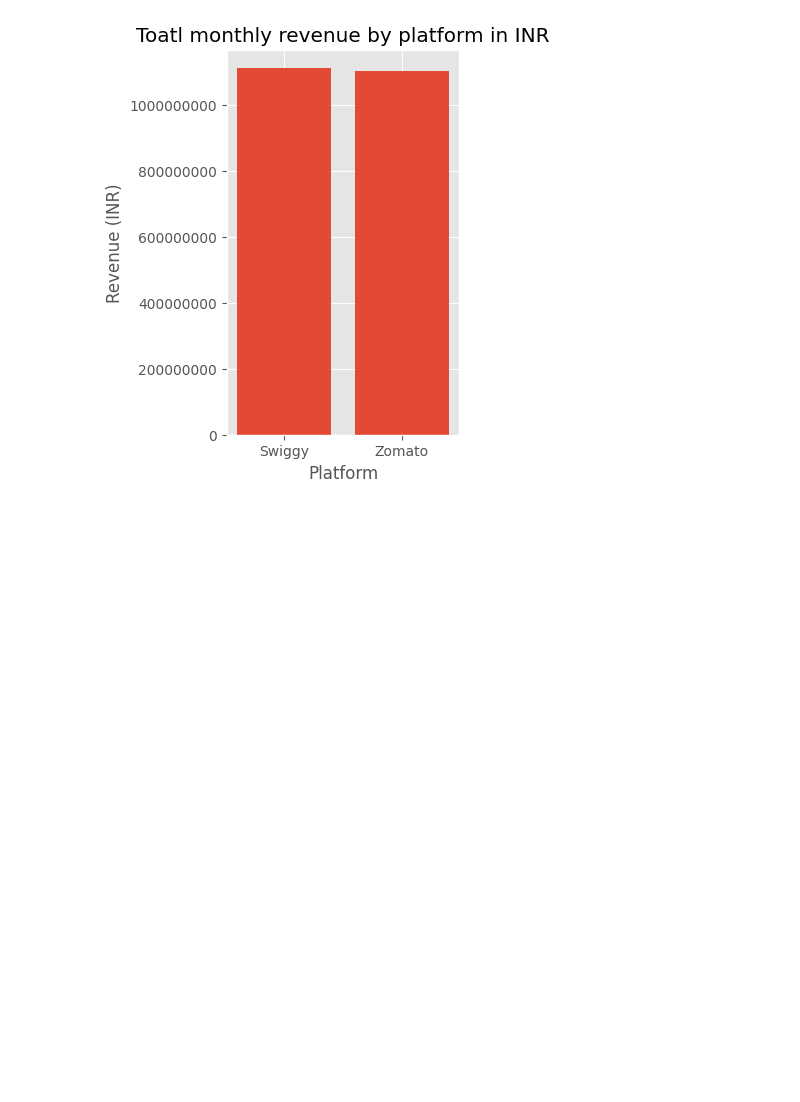
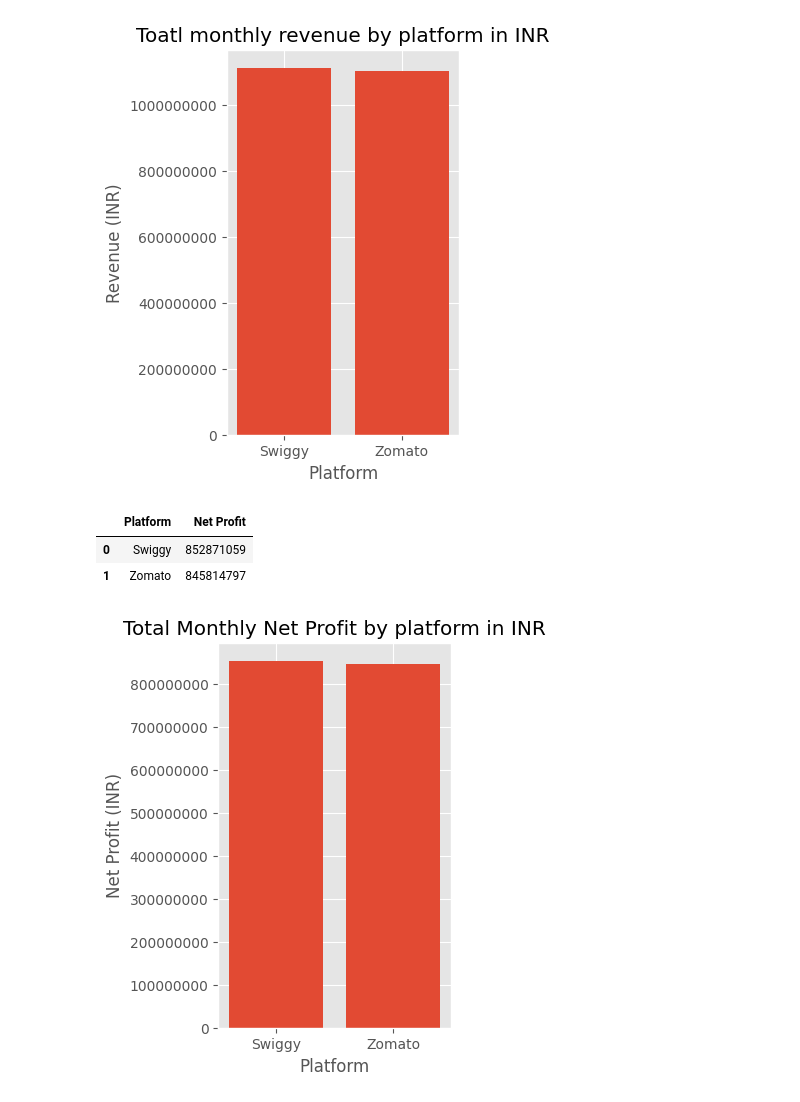
Before and after one commit to ankkkit2002/Data_Analytics, a Jupyter notebook: zomato_swiggy/python/eda.ipynb, the cells around one changed output. Saved outputs shown, nothing was run; the diff lists cells and outputs as text; code cells hidden in the pictures; blank space fills up the shorter version.

Commit message:
add few more plots

```diff
--- a/zomato_swiggy/python/eda.ipynb
+++ b/zomato_swiggy/python/eda.ipynb
@@ -107,3 +107,29 @@ plt.ticklabel_format(style='plain',axis='y')
 plt.show()
 # %% [output]
 [figure]
+# %%
+#platform with higher monthly net Porfit
+
+profit = pd.DataFrame({
+    "Platform": ["Swiggy", "Zomato"],
+    "Net Profit" : [
+     df["swiggy_estimated_net_profit_inr"].sum(),
+     df["zomato_estimated_net_profit_inr"].sum(),
+    ]
+})
+profit
+# %% [output]
+|  | Platform | Net Profit |
+| 0 | Swiggy | 852871059 |
+| 1 | Zomato | 845814797 |
+# %%
+#visulaization of monthly net profit
+plt.figure(figsize=(3,5))
+plt.bar(profit["Platform"], profit["Net Profit"])
+plt.title("Total Monthly Net Profit by platform in INR")
+plt.xlabel("Platform")
+plt.ylabel("Net Profit (INR)")
+plt.ticklabel_format(style='plain',axis='y')
+plt.show()
+# %% [output]
+[figure, added]
```
Also changed, not shown: parts of 4 cells of this notebook.
